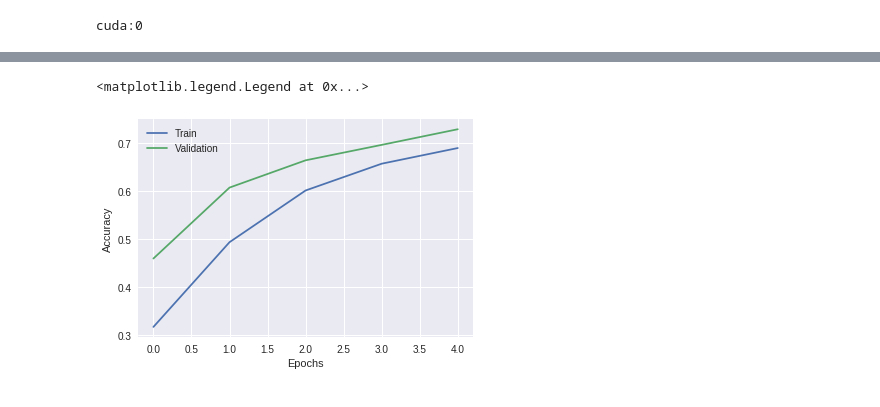
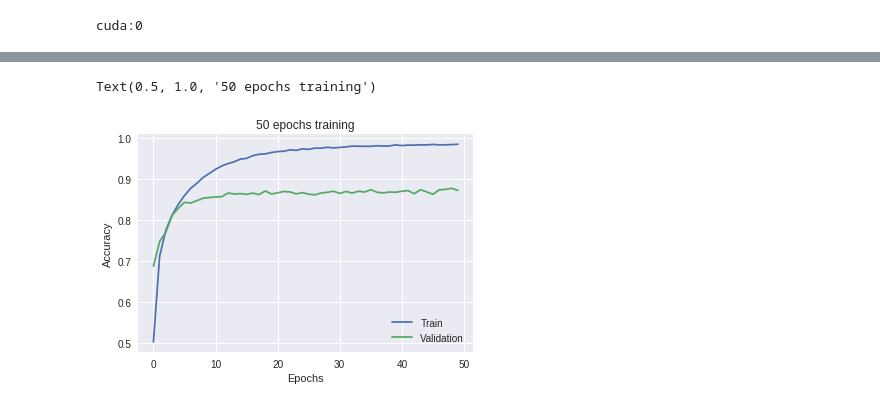
Before and after one commit to RouSage/diploma, a Jupyter notebook: train_model.ipynb, the cells around one changed output, grey strips where cells are left out. Cells and saved outputs as stored; diff of their text form; code cells hidden in the pictures.

```diff
--- a/train_model.ipynb
+++ b/train_model.ipynb
@@ -131,7 +135,6 @@ class CNN(nn.Module):
         )
 
         self.fc_layer = nn.Sequential(
-            nn.Dropout(p=0.1),
             # 4096 = 4*4*256
             nn.Linear(in_features=4096, out_features=1024),
             nn.ReLU(inplace=True),
@@ -231,7 +234,7 @@ print("Net's total parameters: {}".format(len(params)))
 print("First layer's weights size: {}".format(params[0].size()))
 
 # Parameters for training
-num_epochs = 5
+num_epochs = 50
 
 # Dataloaders for training and validation phases
 dataloaders_dict = {
@@ -243,7 +246,7 @@ from torch import optim as optim
 
 # Loss function and optimizer
 criterion = nn.CrossEntropyLoss()
-optimizer = optim.Adam(net.parameters(), 0.001)
+optimizer = optim.Adam(net.parameters(), 0.0001)
 # %% [output]
 CNN(
   (conv_layer): Sequential(
@@ -294,13 +298,14 @@ Training complete in 9m 2s
 # %%
 # Plot train/validation accuracy
 plt.plot(train_acc_history, label="Train")
 plt.plot(val_acc_history, label="Validation")
 plt.xlabel("Epochs")
 plt.ylabel("Accuracy")
 plt.legend(loc="best")
+plt.title("50 epochs training")
 # %% [output]
-<matplotlib.legend.Legend at 0x...>
+Text(0.5, 1.0, '50 epochs training')
-[figure, old version]
+[figure, new version]
 # %%
 def save_model(model, path):
   torch.save(model.state_dict(), path)
```
Also changed, not shown: parts of 19 cells of this notebook, 1 other file.
